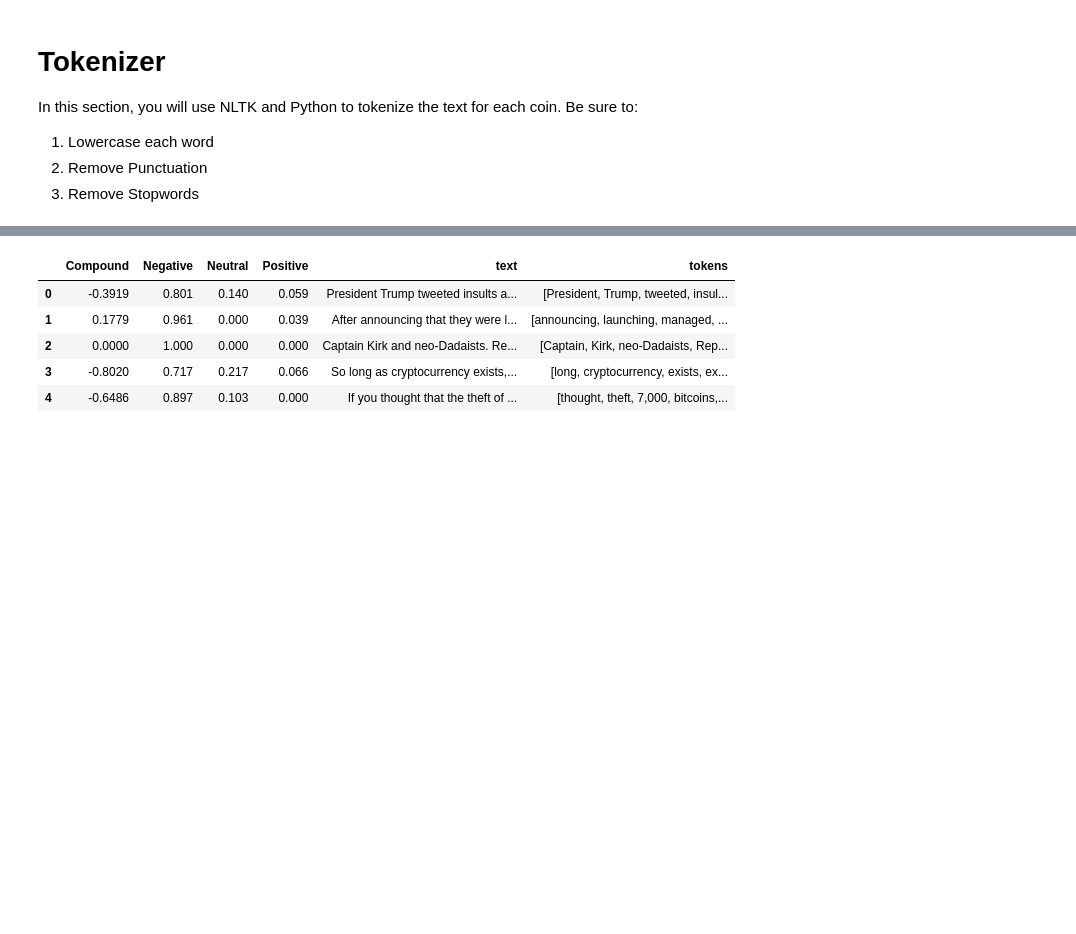
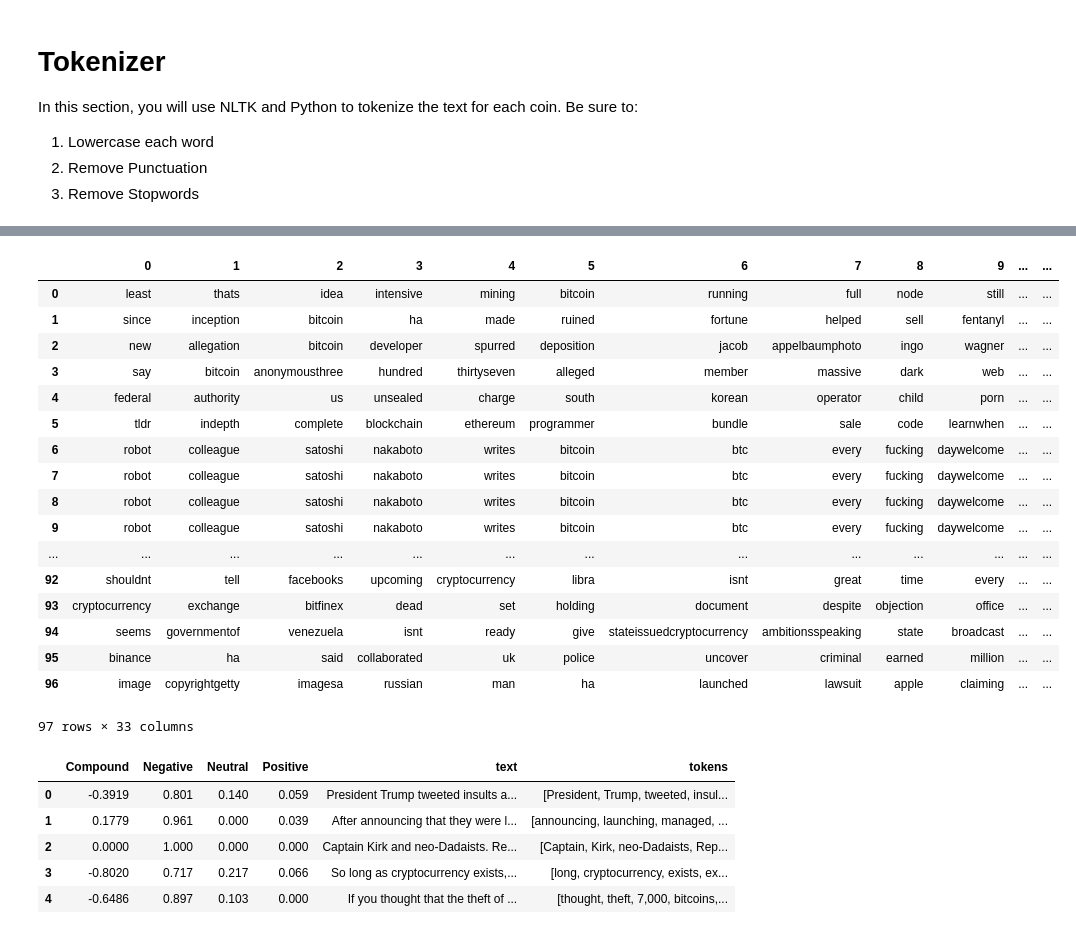
Before and after one commit to stragitech/Crypto_Sentiment, a Jupyter notebook: crypto_sentiment.ipynb, the cells around one changed output, grey strips where cells are left out. Drawn from its saved outputs; the diff is of its cells as text; code cells hidden in the pictures; blank space fills up the shorter version.

```diff
--- a/crypto_sentiment.ipynb
+++ b/crypto_sentiment.ipynb
@@ -192,0 +268,7 @@ def tokenizer(text):
+# %%
+lemmetized_list=[]
+def lemme(lemmetized):
+    for articles in lemmetized:
+        lemmetiz = process_text(articles)
+        lemmetized_list.append(lemmetiz)
+    return lemmetized_list
@@ -193,3 +295,26 @@ def tokenizer(text):
+# %%
+df = pd.DataFrame(lemmetized_list)
+# %%
+df
+# %% [output]
+|  | 0 | 1 | 2 | 3 | 4 | 5 | 6 | 7 | 8 | 9 | ... | ... |
+| 0 | least | thats | idea | intensive | mining | bitcoin | running | full | node | still | ... | ... |
+| 1 | since | inception | bitcoin | ha | made | ruined | fortune | helped | sell | fentanyl | ... | ... |
+| 2 | new | allegation | bitcoin | developer | spurred | deposition | jacob | appelbaumphoto | ingo | wagner | ... | ... |
+| 3 | say | bitcoin | anonymousthree | hundred | thirtyseven | alleged | member | massive | dark | web | ... | ... |
+| 4 | federal | authority | us | unsealed | charge | south | korean | operator | child | porn | ... | ... |
+| 5 | tldr | indepth | complete | blockchain | ethereum | programmer | bundle | sale | code | learnwhen | ... | ... |
+| 6 | robot | colleague | satoshi | nakaboto | writes | bitcoin | btc | every | fucking | daywelcome | ... | ... |
+| 7 | robot | colleague | satoshi | nakaboto | writes | bitcoin | btc | every | fucking | daywelcome | ... | ... |
+| 8 | robot | colleague | satoshi | nakaboto | writes | bitcoin | btc | every | fucking | daywelcome | ... | ... |
+| 9 | robot | colleague | satoshi | nakaboto | writes | bitcoin | btc | every | fucking | daywelcome | ... | ... |
+| ... | ... | ... | ... | ... | ... | ... | ... | ... | ... | ... | ... | ... |
+| 92 | shouldnt | tell | facebooks | upcoming | cryptocurrency | libra | isnt | great | time | every | ... | ... |
+| 93 | cryptocurrency | exchange | bitfinex | dead | set | holding | document | despite | objection | office | ... | ... |
+| 94 | seems | governmentof | venezuela | isnt | ready | give | stateissuedcryptocurrency | ambitionsspeaking | state | broadcast | ... | ... |
+| 95 | binance | ha | said | collaborated | uk | police | uncover | criminal | earned | million | ... | ... |
+| 96 | image | copyrightgetty | imagesa | russian | man | ha | launched | lawsuit | apple | claiming | ... | ... |
+97 rows × 33 columns
 # %%
 # Create a new tokens column for ethereum
 # %% [output]
```
Also changed, not shown: parts of 19 cells of this notebook.
